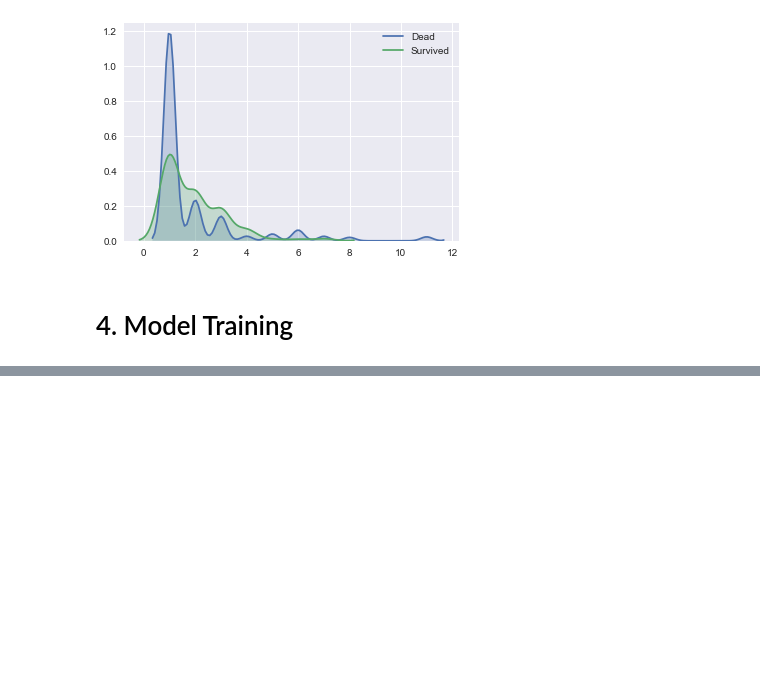
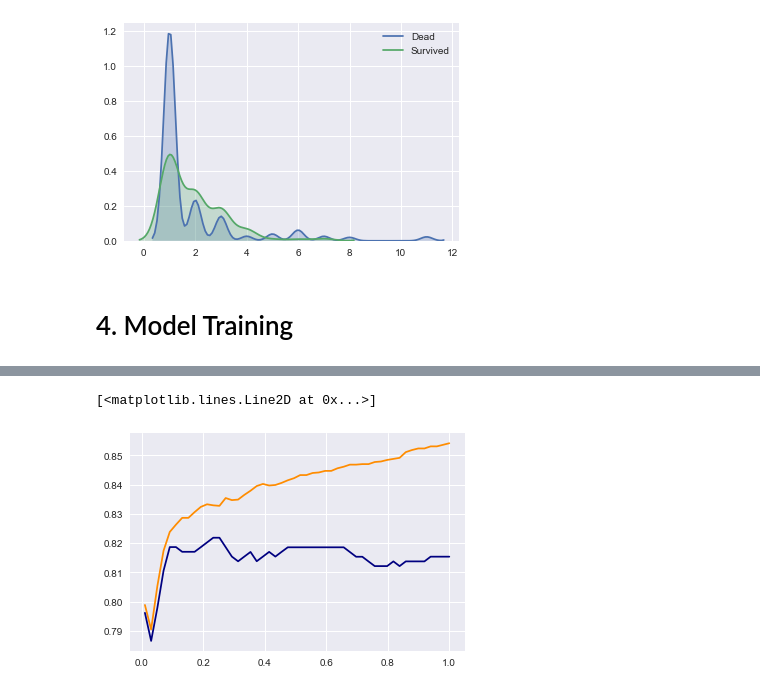
Before and after one commit to ehsanmaag/Titanic-Survival, a Jupyter notebook: Titanic_Survival.ipynb, the cells around one changed output, grey strips where cells are left out. Drawn from its saved outputs; the diff is of its cells as text; code cells hidden in the pictures; blank space fills up the shorter version.

Commit message:
Model training and prediction using SVM

```diff
--- a/Titanic_Survival.ipynb
+++ b/Titanic_Survival.ipynb
@@ -246,0 +202,13 @@ from sklearn import linear_model
+# %%
+# Find best parameters for SVC using grid search cv
+
+from sklearn import model_selection
+
+# Choose a range for C and gamma params
+c_range = np.logspace(-2, 10, 15)
+gamma_range = np.logspace(-10, 2, 15)
+grid_svc = GridSearchCV(SVC(), param_grid = dict(C=c_range, gamma=gamma_range), cv = 10, n_jobs=5)
+grid_svc.fit(x_train, y_train)
+
+print("The best parameters are %s with a score of %0.2f"
+      % (grid.best_params_, grid.best_score_))
@@ -247,17 +229,34 @@ from sklearn import linear_model
+# %%
+# Find best parameters for SVC using grid search cv
+
+from sklearn import model_selection
+
+# Choose a range for C, gamma and degree params using poly kernel
+c_range = np.logspace(-2, 10, 15)
+gamma_range = np.logspace(-10, 2, 15)
+grid_svc = GridSearchCV(SVC(kernel='poly'), param_grid = dict(C=c_range, gamma=gamma_range, degree=range(1,6)), cv = 10, n_jobs=5)
+grid_svc.fit(x_train, y_train)
+
+print("The best parameters are %s with a score of %0.2f"
+      % (grid.best_params_, grid.best_score_))
 # %%
-# Draw validation curve for log regression 1/lambda
+# Draw validation curve for svc using optimal parameters found above
 from sklearn.model_selection import validation_curve
+from sklearn import svm
 
-param_range = pd.Series(range(1, 15))
+param_range = np.linspace(.01, 1.0)
 
-train_scores, test_scores = validation_curve(linear_model.LogisticRegressionCV(),
+train_scores, test_scores = validation_curve(svm.SVC(C=1),
                                              x_train, y_train,
-                                             param_name="Cs",
+                                             param_name="gamma",
                                              param_range=param_range,
                                              cv=10,
-                                             scoring="roc_auc",
+                                             scoring="accuracy",
                                              n_jobs=1)
 
 fig, ax = plt.subplots()
 ax.plot(param_range, np.mean(train_scores, axis=1), color="darkorange")
 ax.plot(param_range, np.mean(test_scores, axis=1), color="navy")
+# %% [output]
+[<matplotlib.lines.Line2D at 0x...>]
+[figure, added]
```
Also changed, not shown: parts of 7 cells of this notebook.
